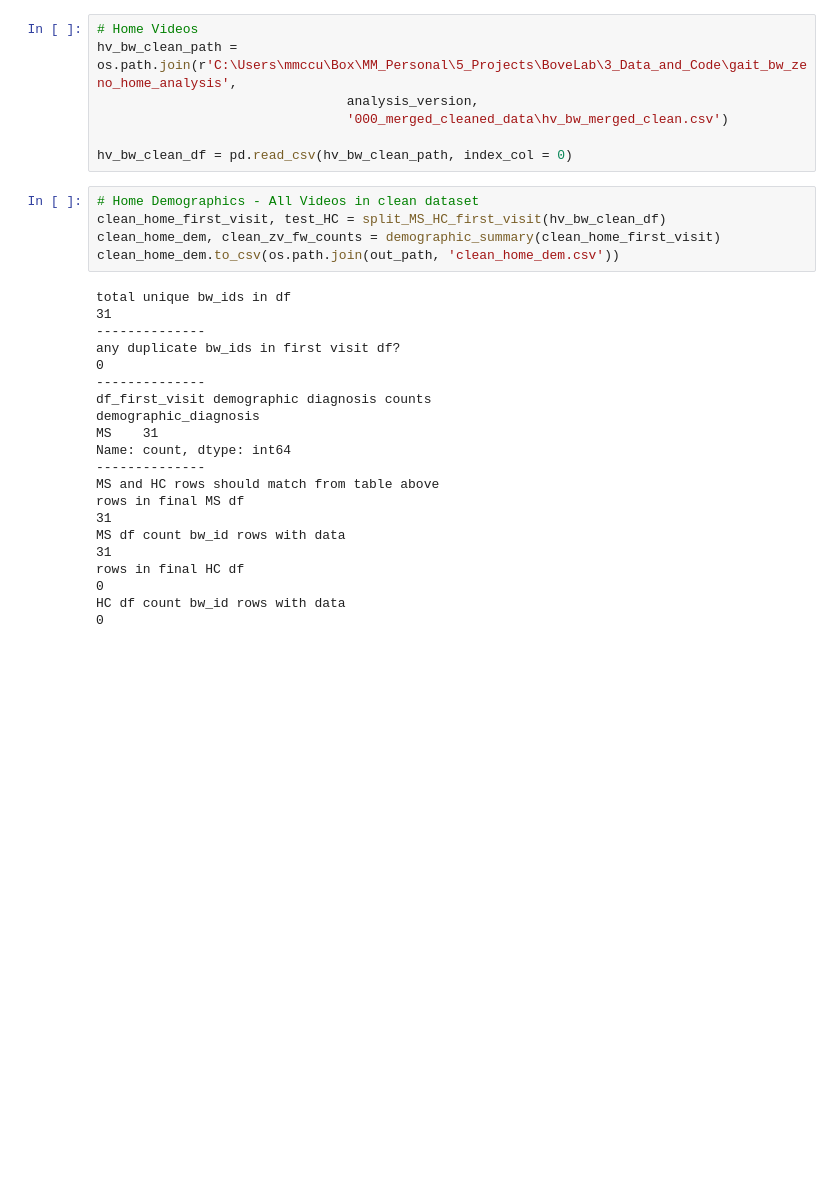
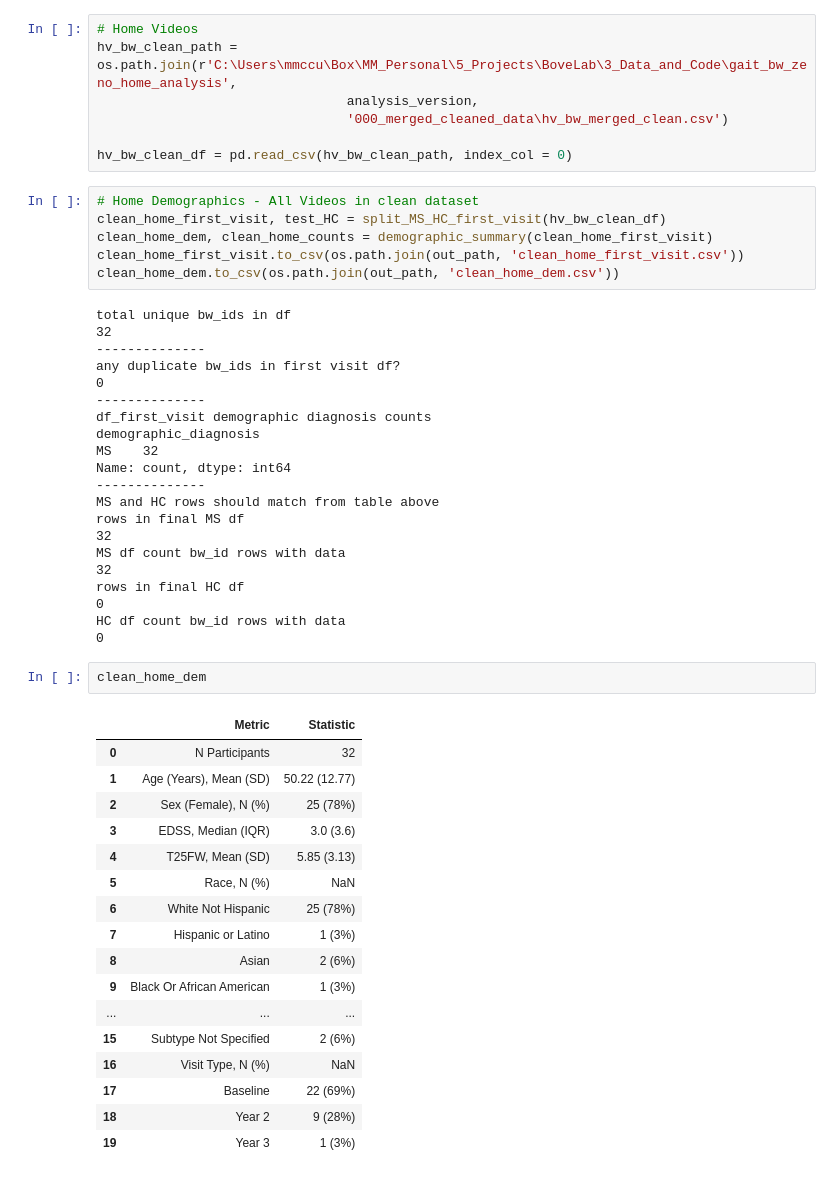
Before and after one commit to UCSF-MSLAB/HomeVideoAnalysis, a Jupyter notebook: megan_sandbox/gait_metric_analysis/004_zeno_home_demographics.ipynb, the cells around one changed output. Cells and saved outputs as stored; diff of their text form; blank space fills up the shorter version.

```diff
--- a/megan_sandbox/gait_metric_analysis/004_zeno_home_demographics.ipynb
+++ b/megan_sandbox/gait_metric_analysis/004_zeno_home_demographics.ipynb
@@ -485,26 +579,47 @@ hv_bw_clean_df = pd.read_csv(hv_bw_clean_path, index_col = 0)
 # %%
 # Home Demographics - All Videos in clean dataset
 clean_home_first_visit, test_HC = split_MS_HC_first_visit(hv_bw_clean_df)
-clean_home_dem, clean_zv_fw_counts = demographic_summary(clean_home_first_visit)
+clean_home_dem, clean_home_counts = demographic_summary(clean_home_first_visit)
+clean_home_first_visit.to_csv(os.path.join(out_path, 'clean_home_first_visit.csv'))
 clean_home_dem.to_csv(os.path.join(out_path, 'clean_home_dem.csv'))
 # %% [output]
 total unique bw_ids in df
-31
+32
 --------------
 any duplicate bw_ids in first visit df?
 0
 --------------
 df_first_visit demographic diagnosis counts
 demographic_diagnosis
-MS    31
+MS    32
 Name: count, dtype: int64
 --------------
 MS and HC rows should match from table above
 rows in final MS df
-31
+32
 MS df count bw_id rows with data
-31
+32
 rows in final HC df
 0
 HC df count bw_id rows with data
 0
+# %%
+clean_home_dem
+# %% [output]
+|  | Metric | Statistic |
+| 0 | N Participants | 32 |
+| 1 | Age (Years), Mean (SD) | 50.22 (12.77) |
+| 2 | Sex (Female), N (%) | 25 (78%) |
+| 3 | EDSS, Median (IQR) | 3.0 (3.6) |
+| 4 | T25FW, Mean (SD) | 5.85 (3.13) |
+| 5 | Race, N (%) | NaN |
+| 6 | White Not Hispanic | 25 (78%) |
+| 7 | Hispanic or Latino | 1 (3%) |
+| 8 | Asian | 2 (6%) |
+| 9 | Black Or African American | 1 (3%) |
+| ... | ... | ... |
+| 15 | Subtype Not Specified | 2 (6%) |
+| 16 | Visit Type, N (%) | NaN |
+| 17 | Baseline | 22 (69%) |
+| 18 | Year 2 | 9 (28%) |
+| 19 | Year 3 | 1 (3%) |
```
Also changed, not shown: parts of 16 cells of this notebook, 5 other files.
